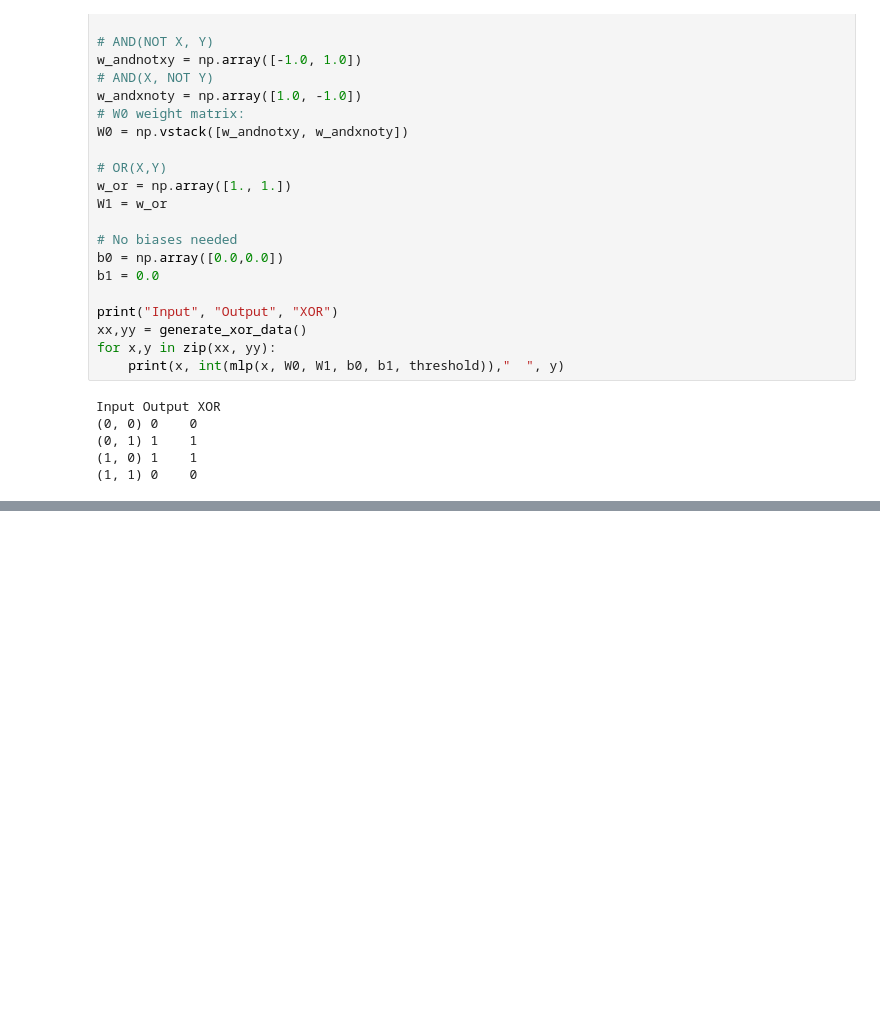
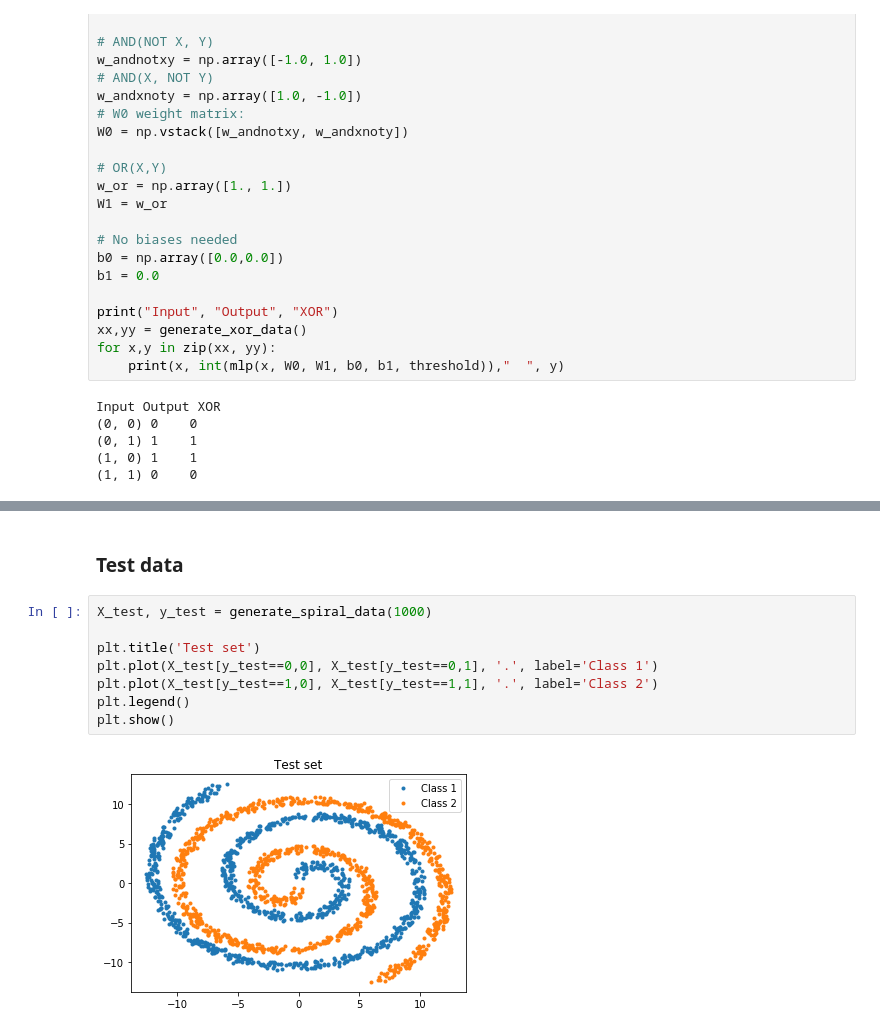
Before and after one commit to JaneliaMLCourse/JaneliaMLCourse, a Jupyter notebook: lecture_3/lab_3_solutions.ipynb, the cells around one changed output, grey strips where cells are left out. Saved outputs shown, nothing was run; the diff lists cells and outputs as text; blank space fills up the shorter version.

```diff
--- a/lecture_3/lab_3_solutions.ipynb
+++ b/lecture_3/lab_3_solutions.ipynb
@@ -103,0 +130,12 @@ Input Output XOR
+# %% [markdown]
+### Test data
+# %%
+X_test, y_test = generate_spiral_data(1000)
+
+plt.title('Test set')
+plt.plot(X_test[y_test==0,0], X_test[y_test==0,1], '.', label='Class 1')
+plt.plot(X_test[y_test==1,0], X_test[y_test==1,1], '.', label='Class 2')
+plt.legend()
+plt.show()
+# %% [output]
+[figure, added]
```
Also changed, not shown: parts of 23 cells of this notebook.
